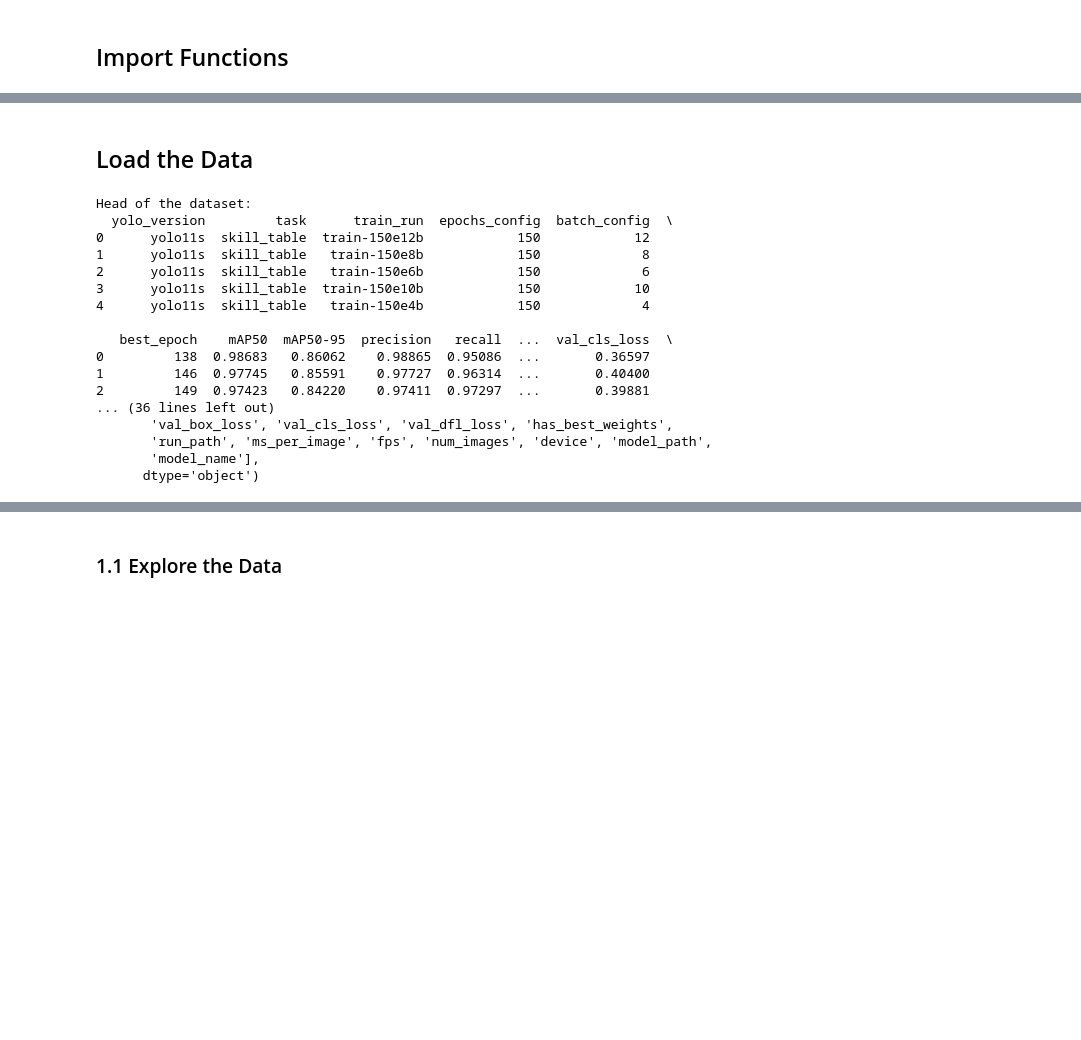
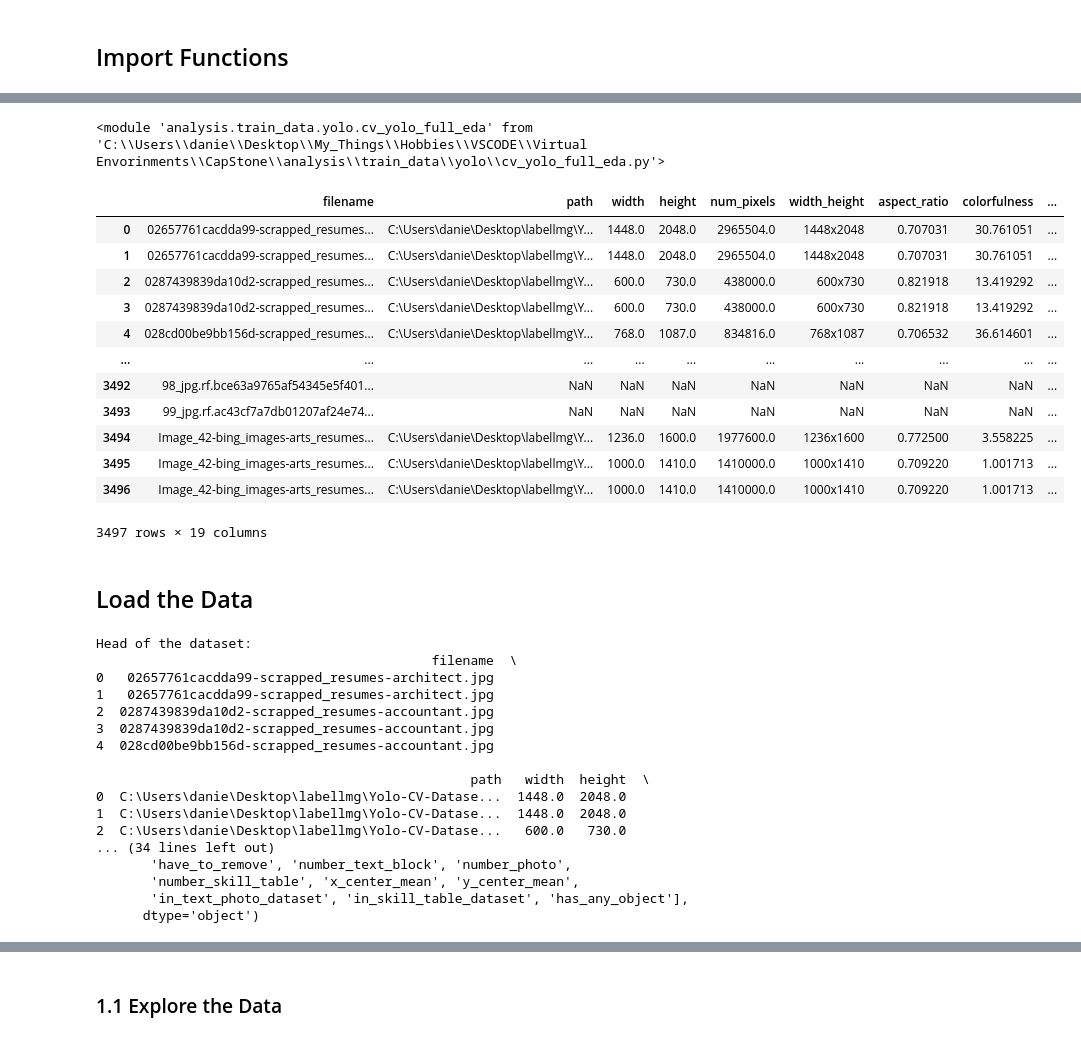
Before and after one commit to danielpiresribeiro123-code/cv_analyser_research, a Jupyter notebook: analysis/train_data/yolo/yolo_train_data_EDA.ipynb, the cells around one changed output, grey strips where cells are left out. Drawn from its saved outputs; the diff is of its cells as text; code cells hidden in the pictures; blank space fills up the shorter version.

Commit message:
mudanças no eda dos cvs yolo train data

```diff
--- a/analysis/train_data/yolo/yolo_train_data_EDA.ipynb
+++ b/analysis/train_data/yolo/yolo_train_data_EDA.ipynb
@@ -32,28 +28,53 @@ main()
+# %%
+import importlib
+import analysis.train_data.yolo.cv_yolo_full_eda as eda
+
+importlib.reload(eda)
+# %% [output]
+<module 'analysis.train_data.yolo.cv_yolo_full_eda' from 'C:\\Users\\danie\\Desktop\\My_Things\\Hobbies\\VSCODE\\Virtual Envorinments\\CapStone\\analysis\\train_data\\yolo\\cv_yolo_full_eda.py'>
+# %%
+df, summary_df, eda_text = eda.run_full_cv_yolo_eda(save_csv=True)
+# %%
+df
+# %% [output]
+|  | filename | path | width | height | num_pixels | width_height | aspect_ratio | colorfulness | ... |
+| 0 | 02657761cacdda99-scrapped_resumes... | C:\Users\danie\Desktop\labellmg\Y... | 1448.0 | 2048.0 | 2965504.0 | 1448x2048 | 0.707031 | 30.761051 | ... |
+| 1 | 02657761cacdda99-scrapped_resumes... | C:\Users\danie\Desktop\labellmg\Y... | 1448.0 | 2048.0 | 2965504.0 | 1448x2048 | 0.707031 | 30.761051 | ... |
+| 2 | 0287439839da10d2-scrapped_resumes... | C:\Users\danie\Desktop\labellmg\Y... | 600.0 | 730.0 | 438000.0 | 600x730 | 0.821918 | 13.419292 | ... |
+| 3 | 0287439839da10d2-scrapped_resumes... | C:\Users\danie\Desktop\labellmg\Y... | 600.0 | 730.0 | 438000.0 | 600x730 | 0.821918 | 13.419292 | ... |
+| 4 | 028cd00be9bb156d-scrapped_resumes... | C:\Users\danie\Desktop\labellmg\Y... | 768.0 | 1087.0 | 834816.0 | 768x1087 | 0.706532 | 36.614601 | ... |
+| ... | ... | ... | ... | ... | ... | ... | ... | ... | ... |
+| 3492 | 98_jpg.rf.bce63a9765af54345e5f401... | NaN | NaN | NaN | NaN | NaN | NaN | NaN | ... |
+| 3493 | 99_jpg.rf.ac43cf7a7db01207af24e74... | NaN | NaN | NaN | NaN | NaN | NaN | NaN | ... |
+| 3494 | Image_42-bing_images-arts_resumes... | C:\Users\danie\Desktop\labellmg\Y... | 1236.0 | 1600.0 | 1977600.0 | 1236x1600 | 0.772500 | 3.558225 | ... |
+| 3495 | Image_42-bing_images-arts_resumes... | C:\Users\danie\Desktop\labellmg\Y... | 1000.0 | 1410.0 | 1410000.0 | 1000x1410 | 0.709220 | 1.001713 | ... |
+| 3496 | Image_42-bing_images-arts_resumes... | C:\Users\danie\Desktop\labellmg\Y... | 1000.0 | 1410.0 | 1410000.0 | 1000x1410 | 0.709220 | 1.001713 | ... |
+3497 rows × 19 columns
 # %% [markdown]
 ## Load the Data
 # %%
-yolo_models_benchmarks_csv_path = PROJECT_ROOT / "analysis"/"models"/"yolo"/"yolo_models_analysis.csv"
+yolo_train_data_csv_path = PROJECT_ROOT / "analysis"/"train_data"/"yolo"/"cv_yolo_full_analysis.csv"
 
-df_yolo = pd.read_csv(yolo_models_benchmarks_csv_path)
+df_yolo = pd.read_csv(yolo_train_data_csv_path)
 print("Head of the dataset:")
 print(df_yolo.head())
 print("\nColumns of the dataset:")
 print(df_yolo.columns)
 # %% [output]
 Head of the dataset:
-  yolo_version         task      train_run  epochs_config  batch_config  \
-0      yolo11s  skill_table  train-150e12b            150            12
-1      yolo11s  skill_table   train-150e8b            150             8
-2      yolo11s  skill_table   train-150e6b            150             6
-3      yolo11s  skill_table  train-150e10b            150            10
-4      yolo11s  skill_table   train-150e4b            150             4
+                                           filename  \
+0   02657761cacdda99-scrapped_resumes-architect.jpg
+1   02657761cacdda99-scrapped_resumes-architect.jpg
+2  0287439839da10d2-scrapped_resumes-accountant.jpg
+3  0287439839da10d2-scrapped_resumes-accountant.jpg
+4  028cd00be9bb156d-scrapped_resumes-accountant.jpg
 
-   best_epoch    mAP50  mAP50-95  precision   recall  ...  val_cls_loss  \
-0         138  0.98683   0.86062    0.98865  0.95086  ...       0.36597
-1         146  0.97745   0.85591    0.97727  0.96314  ...       0.40400
-2         149  0.97423   0.84220    0.97411  0.97297  ...       0.39881
-... (36 lines left out)
-       'val_box_loss', 'val_cls_loss', 'val_dfl_loss', 'has_best_weights',
-       'run_path', 'ms_per_image', 'fps', 'num_images', 'device', 'model_path',
-       'model_name'],
+                                                path   width  height  \
+0  C:\Users\danie\Desktop\labellmg\Yolo-CV-Datase...  1448.0  2048.0
+1  C:\Users\danie\Desktop\labellmg\Yolo-CV-Datase...  1448.0  2048.0
+2  C:\Users\danie\Desktop\labellmg\Yolo-CV-Datase...   600.0   730.0
+... (34 lines left out)
+       'have_to_remove', 'number_text_block', 'number_photo',
+       'number_skill_table', 'x_center_mean', 'y_center_mean',
+       'in_text_photo_dataset', 'in_skill_table_dataset', 'has_any_object'],
       dtype='object')
```
Also changed, not shown: parts of 5 cells of this notebook, 7 other files.
